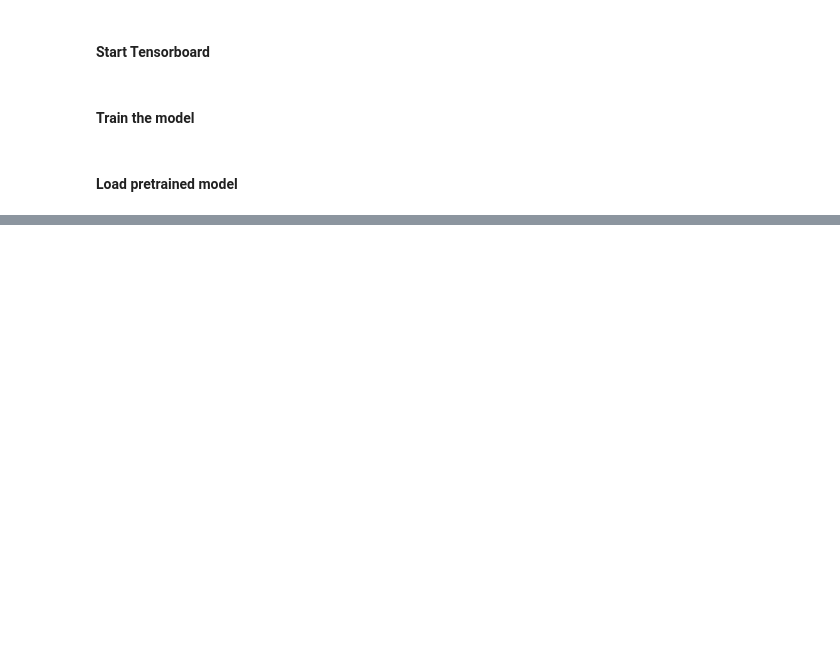
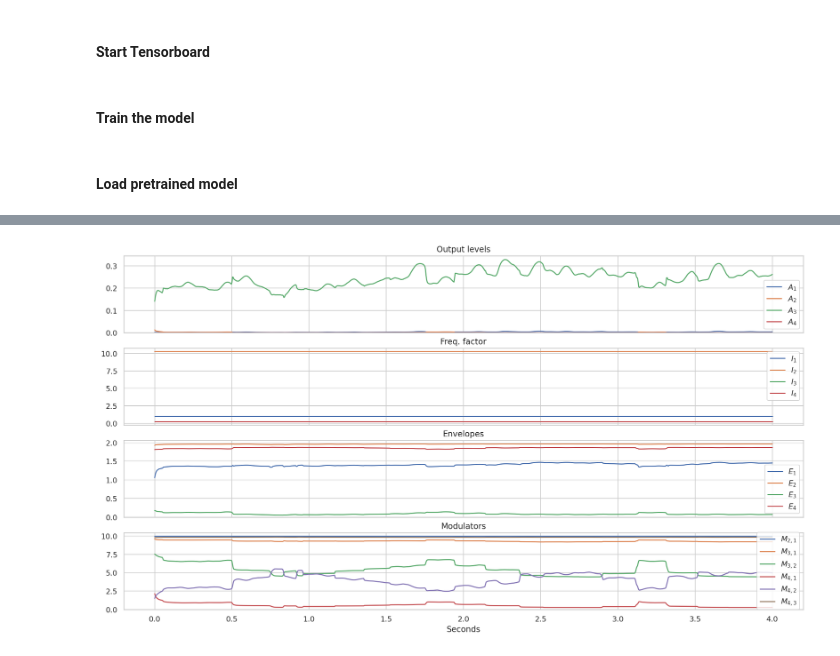
Before and after one commit to juanalonso/ddsp_am, a Jupyter notebook: ddsp/colab/fm/42_timbre_transfer_FM_violin.ipynb, the cells around one changed output, grey strips where cells are left out. Drawn from its saved outputs; the diff is of its cells as text; code cells hidden in the pictures; blank space fills up the shorter version.

```diff
--- a/ddsp/colab/fm/42_timbre_transfer_FM_violin.ipynb
+++ b/ddsp/colab/fm/42_timbre_transfer_FM_violin.ipynb
@@ -140,36 +157,45 @@ specplot(controls['fm']['signal'])
 # %%
 c = controls['fm']['controls']
-f, ax = plt.subplots(5, 1, figsize=(10, 10), sharex=True)
+
+x = np.linspace(0,DURATION,TIME_STEPS)
+
+f, ax = plt.subplots(4, 1, figsize=(15, 8), sharex=True, )
 # f.suptitle('Inferred controls', fontsize=14)
+plt.tight_layout()
 
-ax[0].plot(c['op1'][0,:,0])
-ax[0].plot(c['op2'][0,:,0])
-ax[0].plot(c['op3'][0,:,0])
-ax[0].plot(c['op4'][0,:,0])
-ax[0].legend(['op1','op2','op3','op4'])
-ax[0].set_title('Amplitude')
+ax[0].plot(x,c['op1'][0,:,0])
+ax[0].plot(x,c['op2'][0,:,0])
+ax[0].plot(x,c['op3'][0,:,0])
+ax[0].plot(x,c['op4'][0,:,0])
+ax[0].legend(['$A_1$','$A_2$','$A_3$','$A_4$'])
+ax[0].set_title('Output levels')
 ax[0].set_ylim(0)
 
 # *c['f0'][0,:,0]
-ax[1].plot(c['op1'][0,:,1])
-ax[1].plot(c['op2'][0,:,1])
-ax[1].plot(c['op3'][0,:,1])
-ax[1].plot(c['op4'][0,:,1])
-ax[1].legend(['op1','op2','op3','op4'])
-ax[1].set_title('Index')
+ax[1].plot(x,c['op1'][0,:,1])
+ax[1].plot(x,c['op2'][0,:,1])
+ax[1].plot(x,c['op3'][0,:,1])
+ax[1].plot(x,c['op4'][0,:,1])
+ax[1].legend(['$I_1$','$I_2$','$I_3$','$I_4$'])
+ax[1].set_title('Freq. factor')
 
-ax[2].plot(c['op1'][0,:,2])
-ax[2].plot(c['op2'][0,:,2])
-ax[2].plot(c['op3'][0,:,2])
-ax[2].plot(c['op4'][0,:,2])
-ax[2].legend(['op1','op2','op3','op4'])
-ax[2].set_title('Attack')
+ax[2].plot(x,c['op1'][0,:,2])
+ax[2].plot(x,c['op2'][0,:,2])
+ax[2].plot(x,c['op3'][0,:,2])
+ax[2].plot(x,c['op4'][0,:,2])
+ax[2].legend(['$E_1$','$E_2$','$E_3$','$E_4$'])
+ax[2].set_title('Envelopes')
 ax[2].set_ylim(0)
 
+
 for mod in range(6):
-  ax[4].plot(c['modulators'][0,:,mod])
-ax[4].legend(['m21','m31','m32','m41','m42','m43'])
-ax[4].set_ylim(0)
-_=ax[4].set_title('Modulator')
+  ax[3].plot(x,c['modulators'][0,:,mod])
+ax[3].legend(['$M_{2,1}$','$M_{3,1}$','$M_{3,2}$','$M_{4,1}$','$M_{4,2}$','$M_{4,3}$'], loc='center right')
+ax[3].set_ylim(0)
+ax[3].set_title('Modulators')
+ax[3].set_xlabel('Seconds')
+f.show()
+# %% [output]
+[figure, added]
 # %%
 raise SystemExit("Stop right there!")
```
Also changed, not shown: parts of 2 cells of this notebook.
